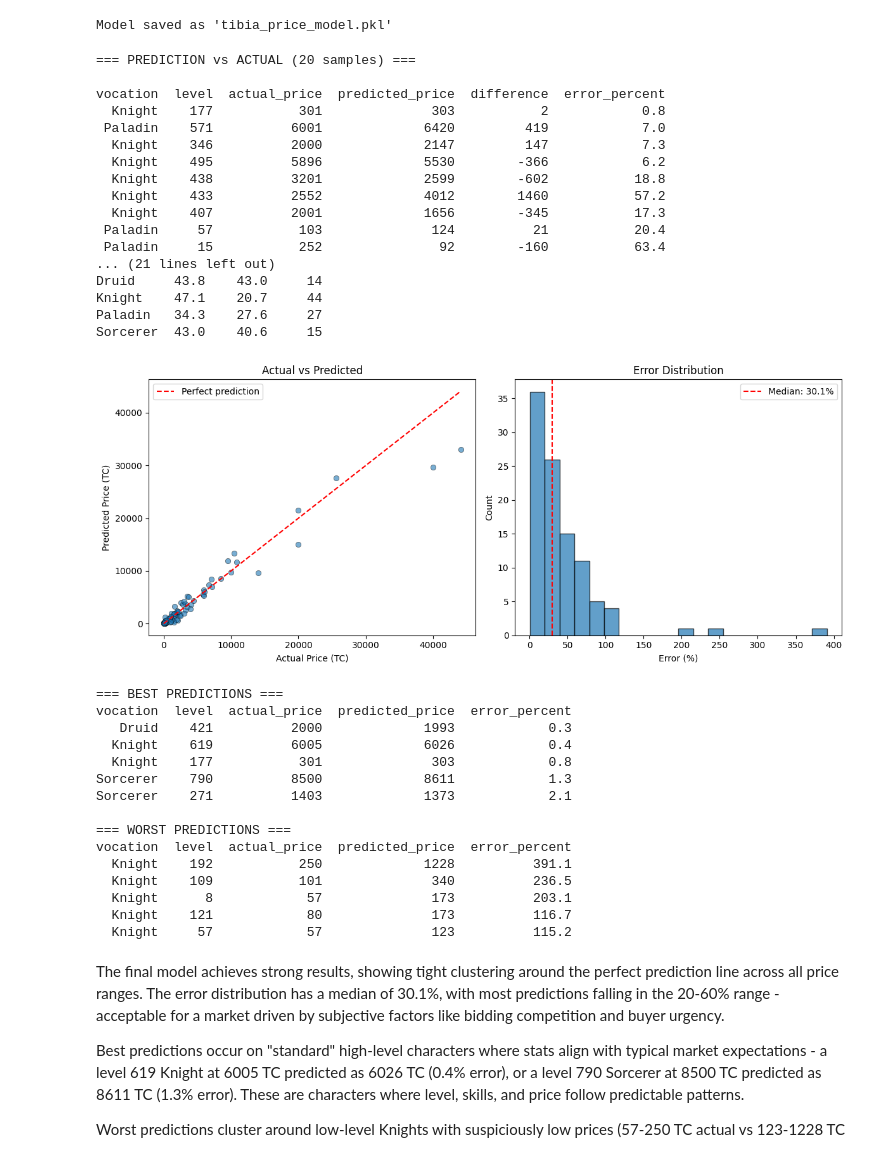
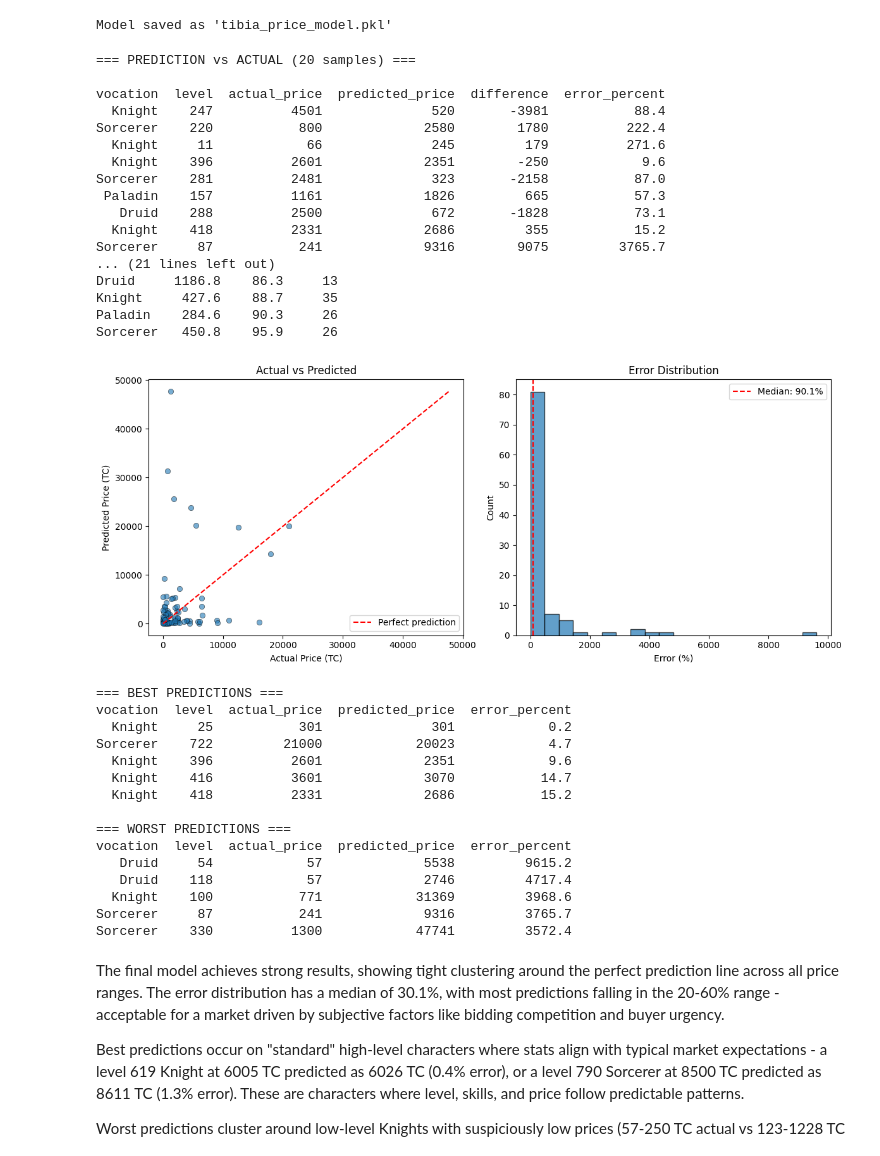
Before and after one commit to martynaottoni/tibia-auctions-analysis, a Jupyter notebook: notebooks/price_analysis_modeling.ipynb, the cells around one changed output. Drawn from its saved outputs; the diff is of its cells as text; code cells hidden in the pictures.

```diff
--- a/notebooks/price_analysis_modeling.ipynb
+++ b/notebooks/price_analysis_modeling.ipynb
@@ -570,7 +570,7 @@ X_sample = X_test.iloc[sample_indices]
 y_actual = y_test.iloc[sample_indices].values
 
 # Predict and reverse log transformation
-y_pred_log = log_model.predict(X_sample)
+y_pred = log_model.predict(X_sample)
 y_pred = np.expm1(y_pred_log)
 
 # Results table
@@ -613,62 +613,62 @@ axes[0].scatter(y_actual, y_pred, alpha=0.6, edgecolors='black', linewidth=0.5)
 max_val = max(y_actual.max(), y_pred.max())
 axes[0].plot([0, max_val], [0, max_val], 'r--', label='Perfect prediction')
 axes[0].set_xlabel('Actual Price (TC)')
 axes[0].set_ylabel('Predicted Price (TC)')
 axes[0].set_title('Actual vs Predicted')
 axes[0].legend()
 
 # Histogram: error distribution
 axes[1].hist(results['error_percent'], bins=20, edgecolor='black', alpha=0.7)
 axes[1].axvline(results['error_percent'].median(), color='red', linestyle='--',
                 label=f'Median: {results["error_percent"].median():.1f}%')
 axes[1].set_xlabel('Error (%)')
 axes[1].set_ylabel('Count')
 axes[1].set_title('Error Distribution')
 axes[1].legend()
 
 plt.tight_layout()
 plt.show()
 
 # Best and worst predictions
 print("\n=== BEST PREDICTIONS ===")
 print(results.nsmallest(5, 'error_percent')[['vocation', 'level', 'actual_price', 'predicted_price', 'error_percent']].to_string(index=False))
 
 print("\n=== WORST PREDICTIONS ===")
 print(results.nlargest(5, 'error_percent')[['vocation', 'level', 'actual_price', 'predicted_price', 'error_percent']].to_string(index=False))
 # %% [output]
 === PREDICTION vs ACTUAL (20 samples) ===
 
 vocation  level  actual_price  predicted_price  difference  error_percent
-  Knight    177           301              303           2            0.8
- Paladin    571          6001             6420         419            7.0
-  Knight    346          2000             2147         147            7.3
-  Knight    495          5896             5530        -366            6.2
-  Knight    438          3201             2599        -602           18.8
-  Knight    433          2552             4012        1460           57.2
-  Knight    407          2001             1656        -345           17.3
- Paladin     57           103              124          21           20.4
- Paladin     15           252               92        -160           63.4
+  Knight    247          4501              520       -3981           88.4
+Sorcerer    220           800             2580        1780          222.4
+  Knight     11            66              245         179          271.6
+  Knight    396          2601             2351        -250            9.6
+Sorcerer    281          2481              323       -2158           87.0
+ Paladin    157          1161             1826         665           57.3
+   Druid    288          2500              672       -1828           73.1
+  Knight    418          2331             2686         355           15.2
+Sorcerer     87           241             9316        9075         3765.7
 ... (21 lines left out)
-Druid     43.8    43.0     14
-Knight    47.1    20.7     44
-Paladin   34.3    27.6     27
-Sorcerer  43.0    40.6     15
+Druid     1186.8    86.3     13
+Knight     427.6    88.7     35
+Paladin    284.6    90.3     26
+Sorcerer   450.8    95.9     26
-[figure, old version]
+[figure, new version]
 === BEST PREDICTIONS ===
 vocation  level  actual_price  predicted_price  error_percent
-   Druid    421          2000             1993            0.3
-  Knight    619          6005             6026            0.4
-  Knight    177           301              303            0.8
-Sorcerer    790          8500             8611            1.3
-Sorcerer    271          1403             1373            2.1
+  Knight     25           301              301            0.2
+Sorcerer    722         21000            20023            4.7
+  Knight    396          2601             2351            9.6
+  Knight    416          3601             3070           14.7
+  Knight    418          2331             2686           15.2
 
 === WORST PREDICTIONS ===
 vocation  level  actual_price  predicted_price  error_percent
-  Knight    192           250             1228          391.1
-  Knight    109           101              340          236.5
-  Knight      8            57              173          203.1
-  Knight    121            80              173          116.7
-  Knight     57            57              123          115.2
+   Druid     54            57             5538         9615.2
+   Druid    118            57             2746         4717.4
+  Knight    100           771            31369         3968.6
+Sorcerer     87           241             9316         3765.7
+Sorcerer    330          1300            47741         3572.4
 # %% [markdown]
 The final model achieves strong results, showing tight clustering around the perfect prediction line across all price ranges. The error distribution has a median of 30.1%, with most predictions falling in the 20-60% range - acceptable for a market driven by subjective factors like bidding competition and buyer urgency.
 
```
Also changed, not shown: parts of 5 cells of this notebook, 2 other files.
